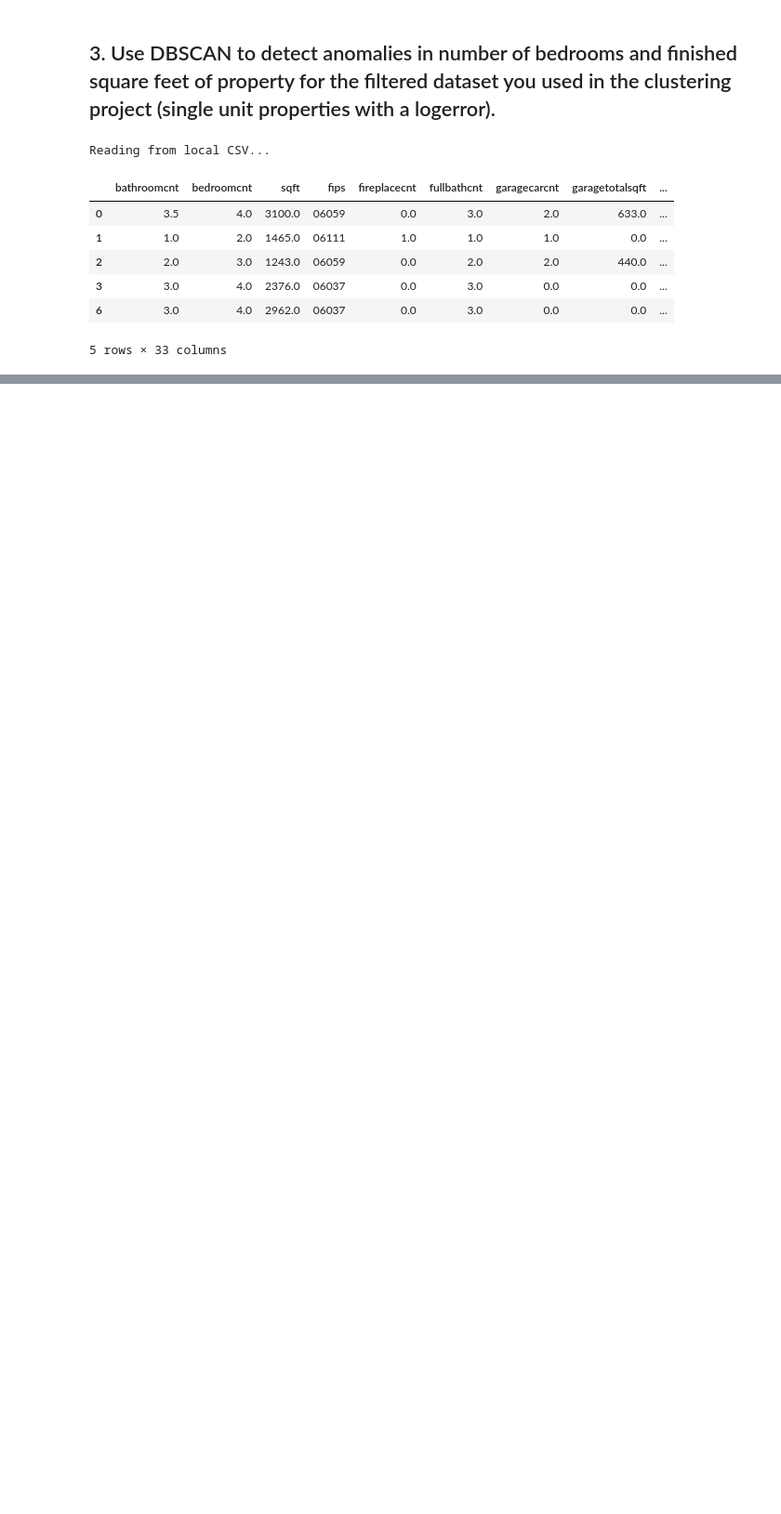
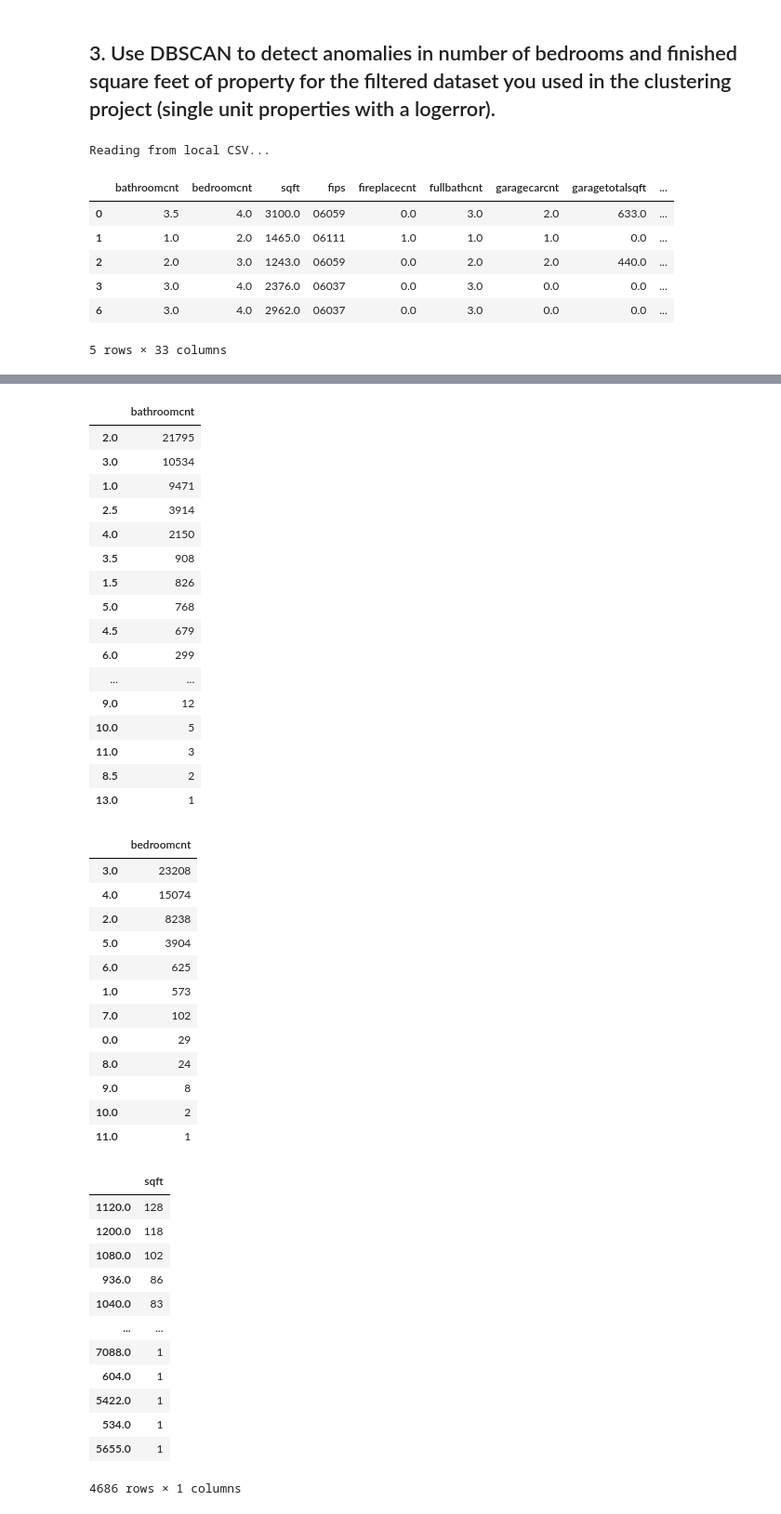
Before and after one commit to bensmith07/anomaly-detection-exercises, a Jupyter notebook: clustering_anomaly_detection.ipynb, the cells around one changed output, grey strips where cells are left out. Shown at 93% size. Saved outputs shown, nothing was run; the diff lists cells and outputs as text; code cells hidden in the pictures; blank space fills up the shorter version.

```diff
--- a/clustering_anomaly_detection.ipynb
+++ b/clustering_anomaly_detection.ipynb
@@ -175,9 +177,12 @@ id_counts
 981 rows × 4 columns
 # %%
 def scale_data(df, cols, scaler=MinMaxScaler()):
-
+    '''
+    Scales each of a given set of columns in a dataframe and
+    adds new columns of scaled values back to the original dataframe,
+    using the prefix 'scaled_'.
+    '''
     for col in cols:
         scaler.fit(df[[col]])
         df[f'scaled_{col}'] = scaler.transform(df[[col]])
-
     return df
@@ -186,24 +189,25 @@ id_counts = scale_data(id_counts, ['date', 'cohort', 'page', 'ip'])
 # %%
 def run_dbscan(df, cols, n_features, eps, min_samples):
-
+    '''
+    Runs a DBSCSAN on each possible combination of n_features from a given
+    set of columns in a dataframe. Adds new columns to the original dataframe with
+    the resulting DBSCAN labels for each combination. Displays a plot of the values,
+    color-coded according to their DBSCAN label for each combination. NOTE: as of now
+    this function really only works for n_features=2.
+    '''
+    # create a list of all possible combinations of features
     feature_combos = itertools.combinations_with_replacement(cols, n_features)
-
     # for every combination of two features
     for combo in feature_combos:
         if combo[0] != combo[1]:
-
             # establish a feature set
             features = combo
-
             # create the dbscan object
             dbsc = DBSCAN(eps=eps, min_samples=min_samples)
-
             # fit the dbscan object
             dbsc.fit(df[[f'scaled_{features[0]}', f'scaled_{features[1]}']])
-
             # add the dbscan labels as a new column to the df
             df[f'{features[0]}_{features[1]}'] = dbsc.labels_
-
             # plot the results
             plt.figure(figsize=(12,8))
             sns.scatterplot(df[features[0]], df[features[1]],
@@ -321,0 +328,47 @@ run_dbscan(df, cols, n_features, eps, min_samples)
+# %%
+for col in df.columns:
+    display(pd.DataFrame(df[col].value_counts()))
+# %% [output]
+|  | bathroomcnt |
+| 2.0 | 21795 |
+| 3.0 | 10534 |
+| 1.0 | 9471 |
+| 2.5 | 3914 |
+| 4.0 | 2150 |
+| 3.5 | 908 |
+| 1.5 | 826 |
+| 5.0 | 768 |
+| 4.5 | 679 |
+| 6.0 | 299 |
+| ... | ... |
+| 9.0 | 12 |
+| 10.0 | 5 |
+| 11.0 | 3 |
+| 8.5 | 2 |
+| 13.0 | 1 |
+|  | bedroomcnt |
+| 3.0 | 23208 |
+| 4.0 | 15074 |
+| 2.0 | 8238 |
+| 5.0 | 3904 |
+| 6.0 | 625 |
+| 1.0 | 573 |
+| 7.0 | 102 |
+| 0.0 | 29 |
+| 8.0 | 24 |
+| 9.0 | 8 |
+| 10.0 | 2 |
+| 11.0 | 1 |
+|  | sqft |
+| 1120.0 | 128 |
+| 1200.0 | 118 |
+| 1080.0 | 102 |
+| 936.0 | 86 |
+| 1040.0 | 83 |
+| ... | ... |
+| 7088.0 | 1 |
+| 604.0 | 1 |
+| 5422.0 | 1 |
+| 534.0 | 1 |
+| 5655.0 | 1 |
+4686 rows × 1 columns
```
Also changed, not shown: parts of 8 cells of this notebook, 2 other files.
